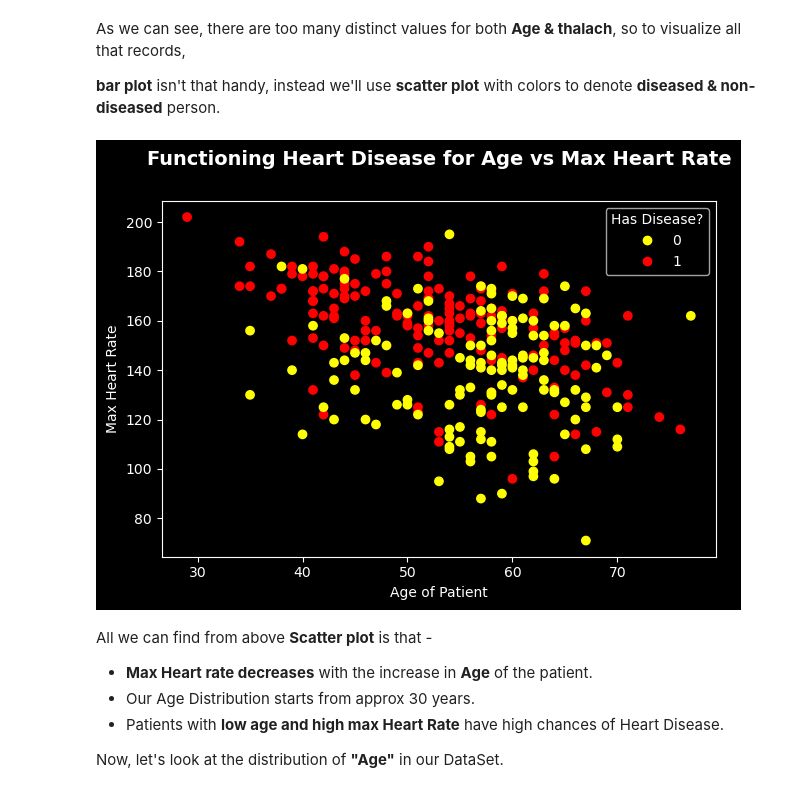
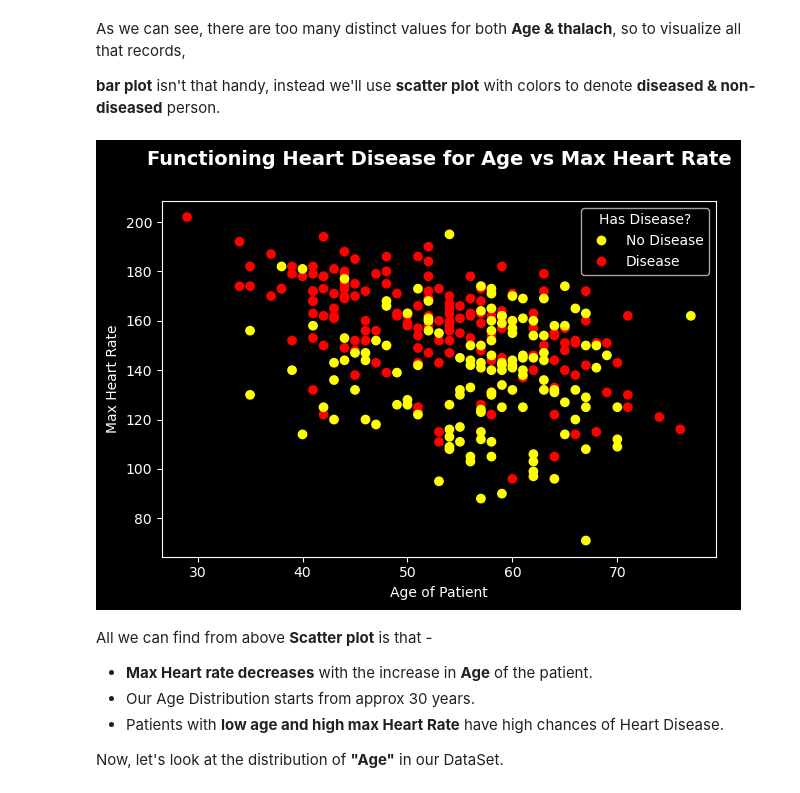
Before and after one commit to DarkDk123/Simple-Heart-disease-classification, a Jupyter notebook: Heart-disease-model.ipynb, the cells around one changed output. Saved outputs shown, nothing was run; the diff lists cells and outputs as text; code cells hidden in the pictures.

```diff
--- a/Heart-disease-model.ipynb
+++ b/Heart-disease-model.ipynb
@@ -422,35 +444,42 @@ As we can see, there are too many distinct values for both **Age & thalach**, so
 # %%
 # Using matplotlib OO API for visualization
 
 # Let's create a scatter plot,
 # For Age Vs Thalach (Max Heart Rate)
+
+from matplotlib.axes import Axes
+
+ax: Axes  # For IDE Help
+
 fig, ax = plt.subplots()
 
 scatter = ax.scatter(
     x=heart_disease_df.age,  # Age on x-axis
     y=heart_disease_df.thalach,  # Max Heart Rate on y-axis
     c=heart_disease_df.target,  # Color based on target,
     cmap="autumn_r",  # Color map
 )
 
 # Customize the plot!
 ax.set_title(
     "Functioning Heart Disease for Age vs Max Heart Rate\n",
     pad=10,
     weight="heavy",
     size=14,
 )
+
 ax.set_xlabel("Age of Patient")
 ax.set_ylabel("Max Heart Rate")
 fig.tight_layout()
 
 # Adding legend.
-ax.legend(*scatter.legend_elements(), title="Has Disease?")
+ax.legend(*scatter.legend_elements()
+          [:1], ["No Disease", "Disease"],  title="Has Disease?")
 
 
 plt.show()
 # %% [output]
-[figure, old version]
+[figure, new version]
 # %% [markdown]
 All we can find from above **Scatter plot** is that -
 
```
Also changed, not shown: parts of 6 cells of this notebook.
